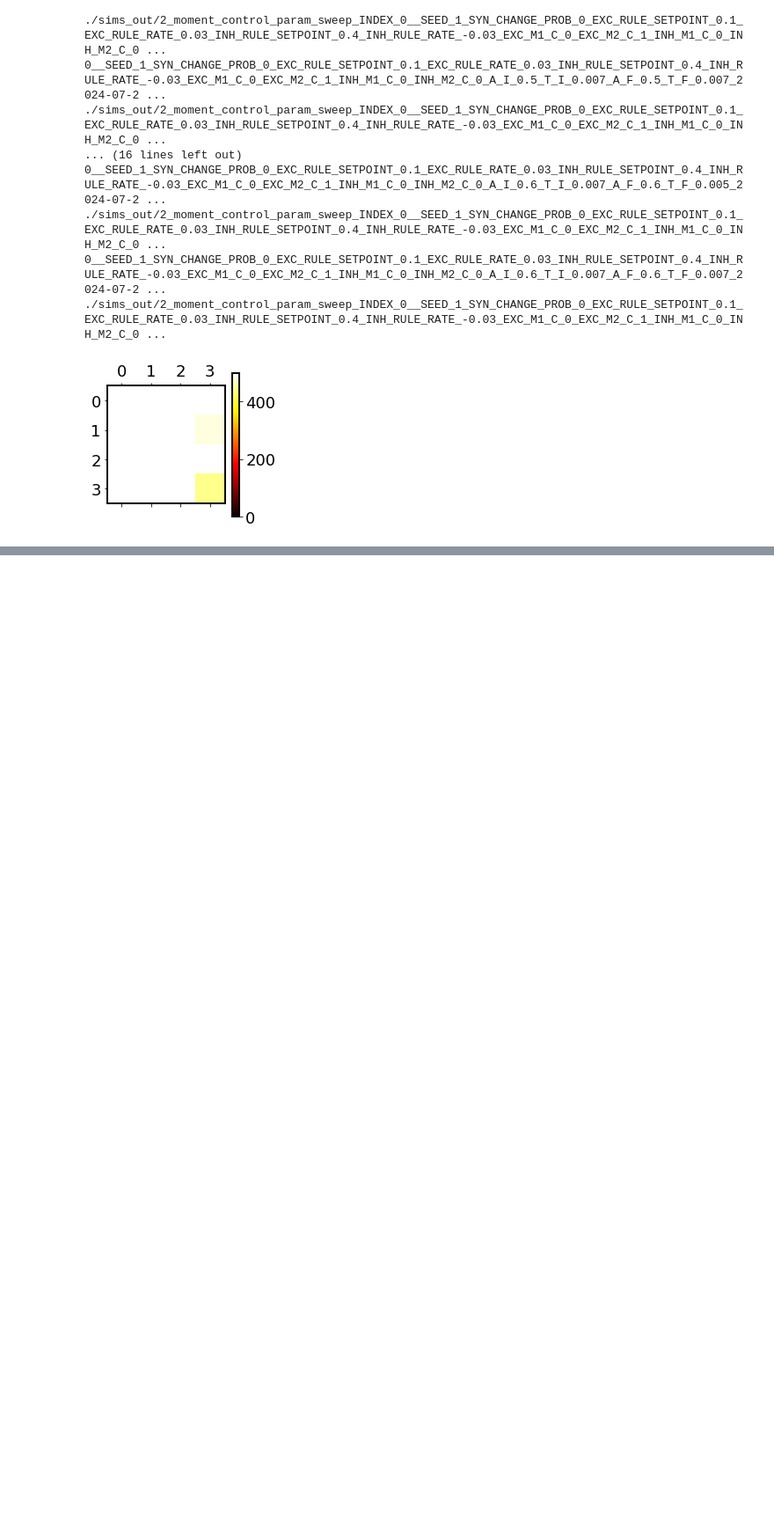
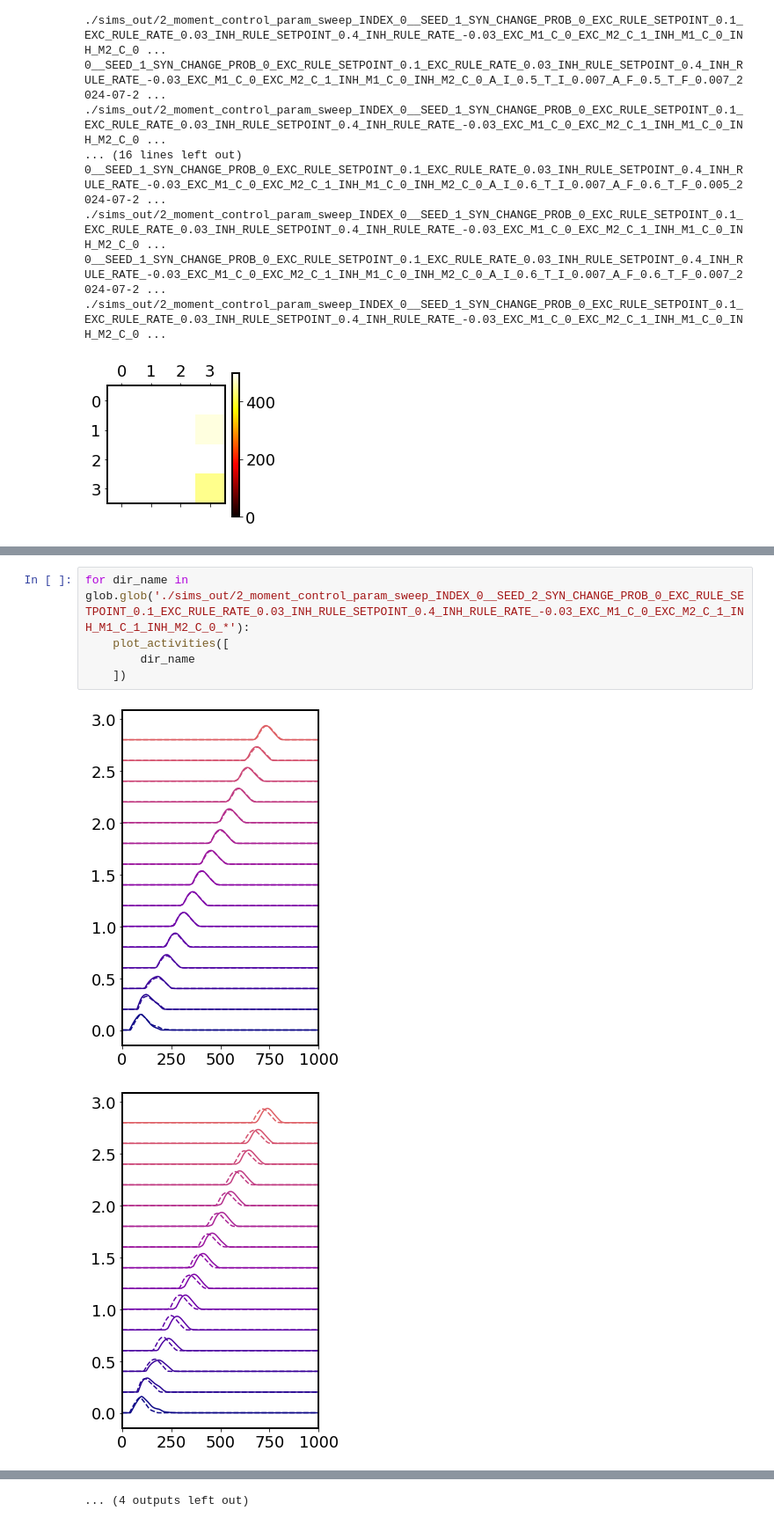
Before and after one commit to davidgbe/automated_plasticity_discovery, a Jupyter notebook: 2_moment_chain_experiment_analysis.ipynb, the cells around one changed output, grey strips where cells are left out. Shown at 88% size. Drawn from its saved outputs; the diff is of its cells as text; blank space fills up the shorter version.

Commit message:
update 2 moment notebook with graphs of activity for shift in input

```diff
--- a/2_moment_chain_experiment_analysis.ipynb
+++ b/2_moment_chain_experiment_analysis.ipynb
@@ -179,0 +232,8 @@ plot_param_sweep(file_regex, (4, 4))
+# %%
+for dir_name in glob.glob('./sims_out/2_moment_control_param_sweep_INDEX_0__SEED_2_SYN_CHANGE_PROB_0_EXC_RULE_SETPOINT_0.1_EXC_RULE_RATE_0.03_INH_RULE_SETPOINT_0.4_INH_RULE_RATE_-0.03_EXC_M1_C_0_EXC_M2_C_1_INH_M1_C_1_INH_M2_C_0_*'):
+    plot_activities([
+        dir_name
+    ])
+# %% [output]
+[figure, added]
+[figure, added]
@@ -179,0 +250 @@ plot_param_sweep(file_regex, (4, 4))
+... (4 outputs left out)
```
Also changed, not shown: parts of 2 cells of this notebook, 1 other file.
